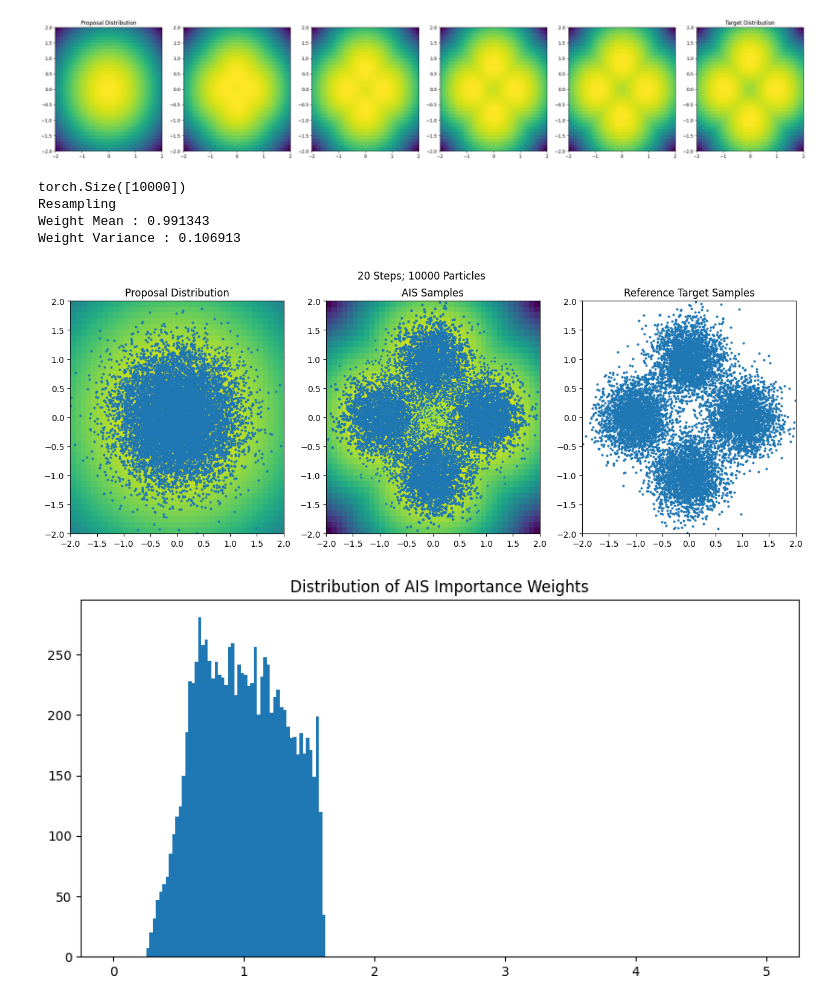
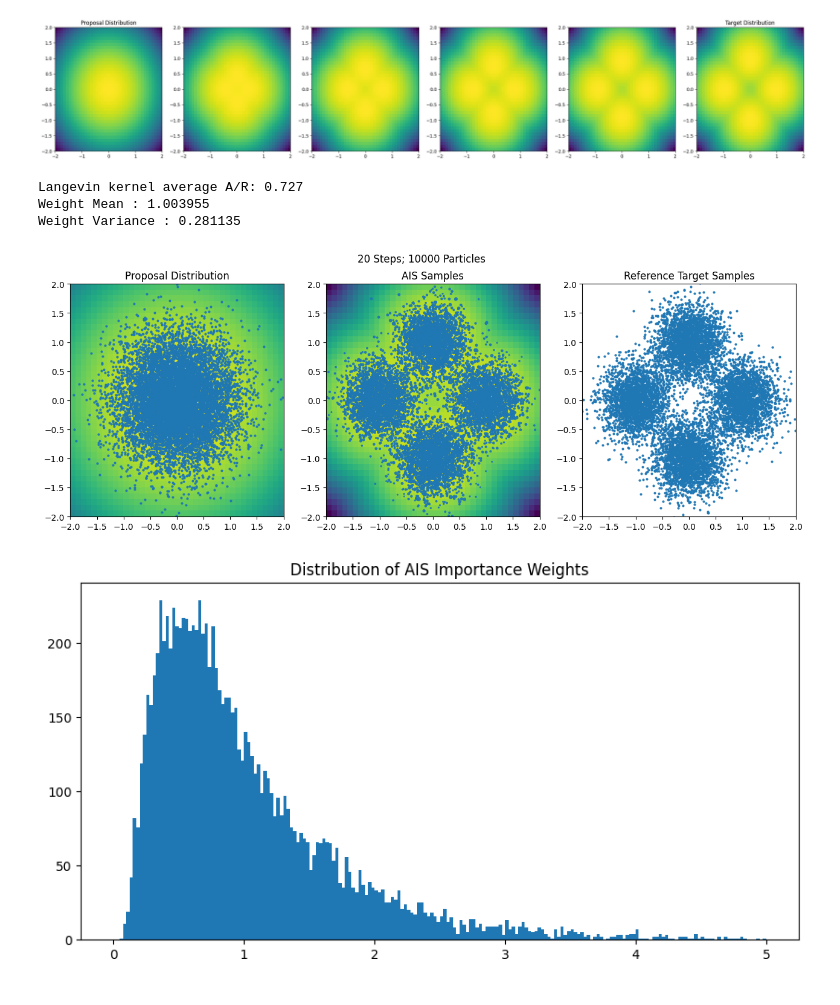
Before and after one commit to xapq/approximate-metropolis-hastings, a Jupyter notebook: notebooks/SequentialMCTest.ipynb, the cells around one changed output. Cells and saved outputs as stored; diff of their text form; code cells hidden in the pictures.

```diff
--- a/notebooks/SequentialMCTest.ipynb
+++ b/notebooks/SequentialMCTest.ipynb
@@ -59,57 +59,62 @@ for t in range(0, n_steps + 1):
 [figure]
 # %%
 # ULA parameters
-time_step = 0.002
+time_step = 0.132
 # AIS parameters
 n_steps = 20
 n_particles = 10000
-transition_kernel = lambda distr: ULAKernel(distr, time_step)
+mh_corrected = True
+transition_kernel = lambda distr: LangevinKernel(distr, time_step, mh_corrected=mh_corrected)
 
-log_weights, ais_samples = run_annealed_importance_sampling(proposal, target, n_steps, n_particles, transition_kernel)
+log_weights, ais_samples = run_annealed_importance_sampling(
+    proposal, target, n_steps,
+    n_particles, transition_kernel,
+    kernel_type='invariant' if mh_corrected else 'almost_invertible',
+    resample=False
+)
 
 fig, axs = plt.subplots(ncols=3, figsize=(15.5, 5))
 marker_s = 4
 marker_alpha = 0.9
 
 img1 = plot_2d_torch_function(axs[0], proposal.log_prob, xlim, ylim, d)
 axs[0].scatter(*pl(proposal.sample((n_particles,))), s=marker_s, alpha=marker_alpha)
 axs[0].set_title('Proposal Distribution')
 
 img2 = plot_2d_torch_function(axs[1], target.log_prob, xlim, ylim, d)
 axs[1].scatter(*pl(ais_samples), s=marker_s*log_weights.detach().exp().cpu(), alpha=marker_alpha)
 axs[1].set_title('AIS Samples')
 
 axs[2].scatter(*pl(target.sample((n_particles,))), s=marker_s, alpha=marker_alpha)
 axs[2].set_title('Reference Target Samples')
 
 for ax in axs:
     ax.set_xlim(*xlim)
     ax.set_ylim(*ylim)
 
 vmin1, vmax1 = img1.get_clim()
 vmin2, vmax2 = img2.get_clim()
 clim = (min(vmin1, vmin2), max(vmax1, vmax2))
 img1.set_clim(*clim)
 img2.set_clim(*clim)
 
 fig.suptitle(f'{n_steps} Steps; {n_particles} Particles')
 
 average_weight = log_weights.exp().sum() / n_particles
 weight_variance = torch.var(log_weights.exp())
 print(f'Weight Mean : {average_weight:0.6f}')
 print(f'Weight Variance : {weight_variance:0.6f}')
 # %% [output]
-torch.Size([10000])
-Resampling
-Weight Mean : 0.991343
-Weight Variance : 0.106913
+Langevin kernel average A/R: 0.727
+Weight Mean : 1.003955
+Weight Variance : 0.281135
-[figure, old version]
+[figure, new version]
 # %%
 fig, ax = plt.subplots(ncols=1, figsize=(10, 5))
 ax.hist(to_numpy(log_weights.exp()), bins=200, range=(0, 5))
 ax.set_title('Distribution of AIS Importance Weights');
 # %% [output]
-[figure, old version]
+[figure, new version]
 # %%
 n_range = torch.arange(1, n_particles + 1)
 weights_cummean = log_weights.exp().cumsum(dim=0) / n_range
```
Also changed, not shown: parts of 3 cells of this notebook, 4 other files.
